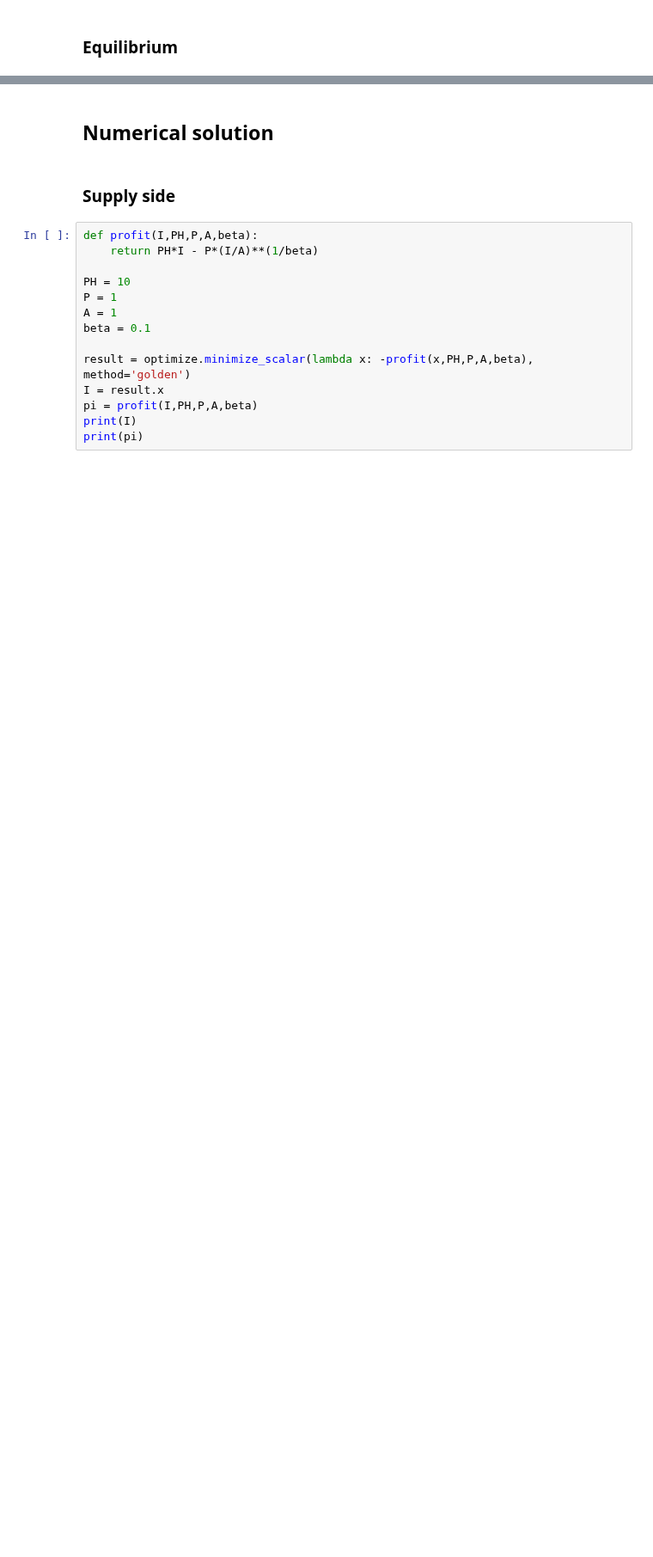
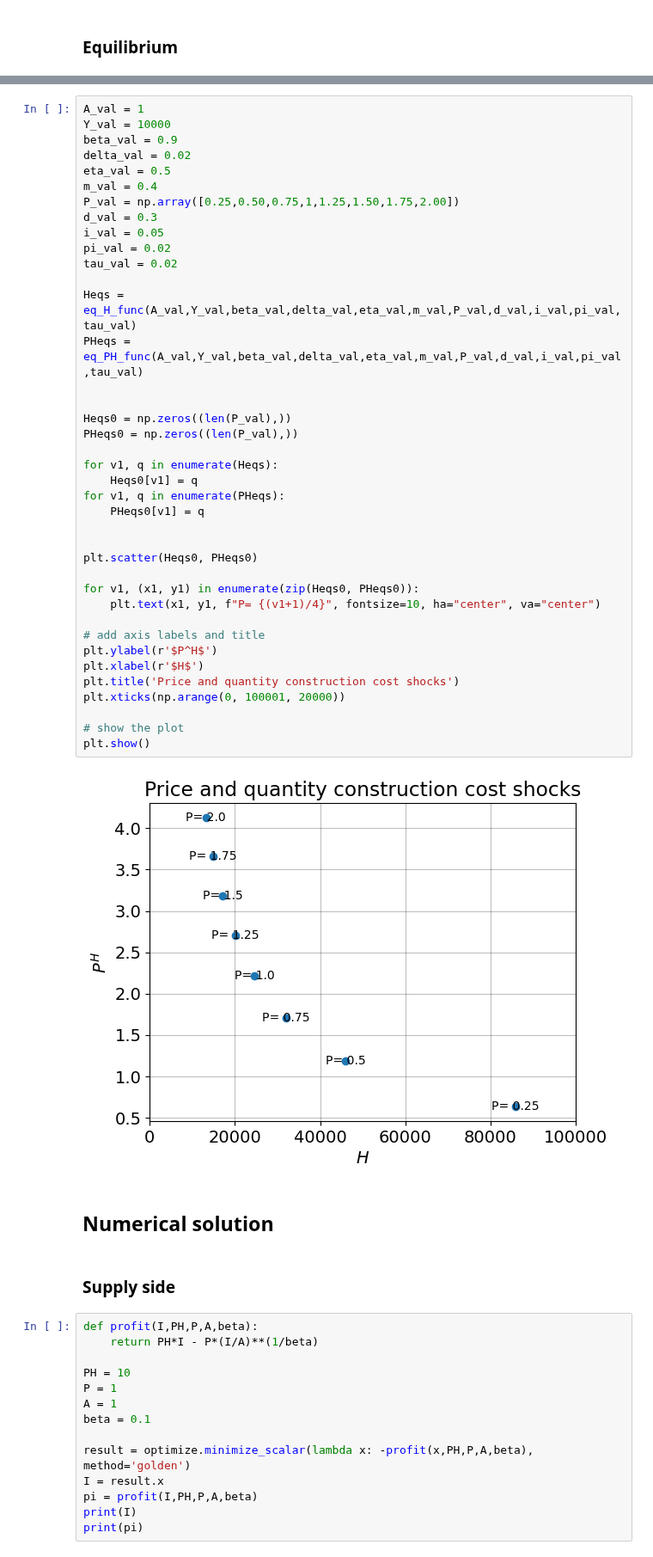
Before and after one commit to NumEconCopenhagen/projects-2023-vennerne, a Jupyter notebook: modelproject/modelproject.ipynb, the cells around one changed output, grey strips where cells are left out. Shown at 86% size. Drawn from its saved outputs; the diff is of its cells as text; blank space fills up the shorter version.

```diff
--- a/modelproject/modelproject.ipynb
+++ b/modelproject/modelproject.ipynb
@@ -194,3 +267,44 @@ sol_equilibrium_PH[0]
+# %%
+A_val = 1
+Y_val = 10000
+beta_val = 0.9
+delta_val = 0.02
+eta_val = 0.5
+m_val = 0.4
+P_val = np.array([0.25,0.50,0.75,1,1.25,1.50,1.75,2.00])
+d_val = 0.3
+i_val = 0.05
+pi_val = 0.02
+tau_val = 0.02
+
+Heqs = eq_H_func(A_val,Y_val,beta_val,delta_val,eta_val,m_val,P_val,d_val,i_val,pi_val,tau_val)
+PHeqs = eq_PH_func(A_val,Y_val,beta_val,delta_val,eta_val,m_val,P_val,d_val,i_val,pi_val,tau_val)
+
+
+Heqs0 = np.zeros((len(P_val),))
+PHeqs0 = np.zeros((len(P_val),))
+
+for v1, q in enumerate(Heqs):
+    Heqs0[v1] = q
+for v1, q in enumerate(PHeqs):
+    PHeqs0[v1] = q
+
+
+plt.scatter(Heqs0, PHeqs0)
+
+for v1, (x1, y1) in enumerate(zip(Heqs0, PHeqs0)):
+    plt.text(x1, y1, f"P= {(v1+1)/4}", fontsize=10, ha="center", va="center")
+
+# add axis labels and title
+plt.ylabel(r'$P^H$')
+plt.xlabel(r'$H$')
+plt.title('Price and quantity construction cost shocks')
+plt.xticks(np.arange(0, 100001, 20000))
+
+# show the plot
+plt.show()
+# %% [output]
+[figure, added]
 # %% [markdown]
 ## Numerical solution
 # %% [markdown]
```
Also changed, not shown: parts of 23 cells of this notebook.
